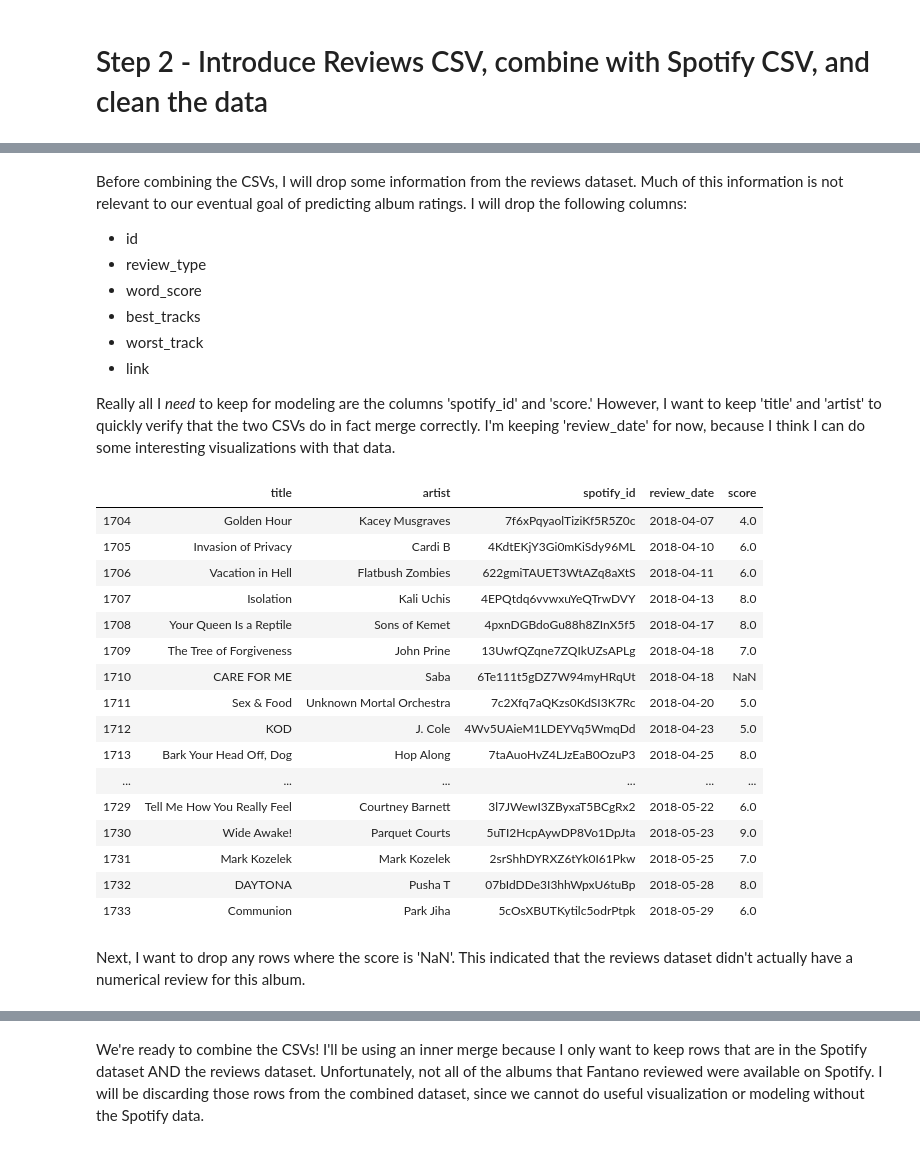
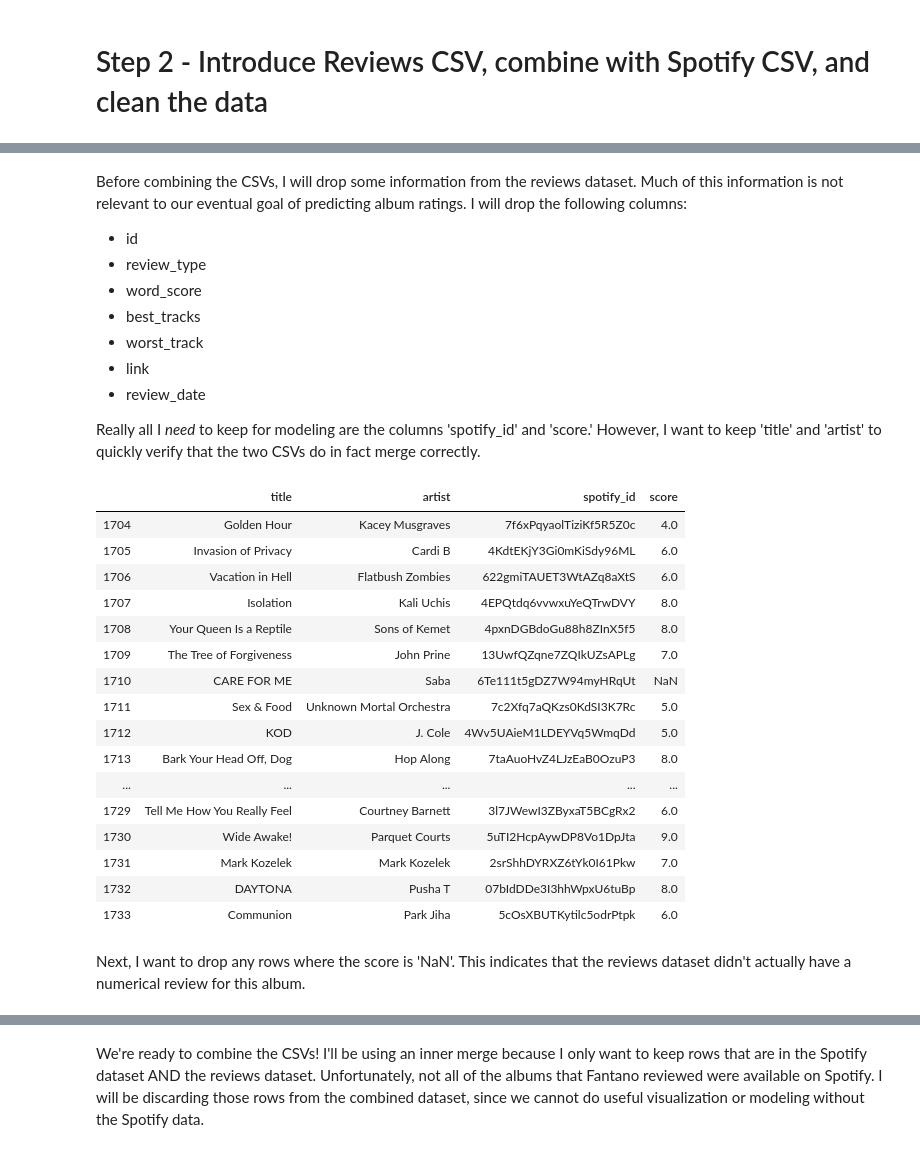
Before and after one commit to emilydwilliams/fantano_reviews, a Jupyter notebook: fantano_eda.ipynb, the cells around one changed output, grey strips where cells are left out. Saved outputs shown, nothing was run; the diff lists cells and outputs as text; code cells hidden in the pictures.

```diff
--- a/fantano_eda.ipynb
+++ b/fantano_eda.ipynb
@@ -142,31 +143,32 @@ Before combining the CSVs, I will drop some information from the reviews dataset
 * best_tracks
 * worst_track
 * link
+* review_date
 
-Really all I *need* to keep for modeling are the columns 'spotify_id' and 'score.' However, I want to keep 'title' and 'artist' to quickly verify that the two CSVs do in fact merge correctly. I'm keeping 'review_date' for now, because I think I can do some interesting visualizations with that data.
+Really all I *need* to keep for modeling are the columns 'spotify_id' and 'score.' However, I want to keep 'title' and 'artist' to quickly verify that the two CSVs do in fact merge correctly.
 # %%
-reviews_condensed = reviews.drop(columns=['id','review_type','word_score','best_tracks','worst_track','link'])
+reviews_condensed = reviews.drop(columns=['id','review_type','word_score','best_tracks','worst_track','link','review_date'])
 reviews_condensed.tail(30)
 # %% [output]
-|  | title | artist | spotify_id | review_date | score |
-| 1704 | Golden Hour | Kacey Musgraves | 7f6xPqyaolTiziKf5R5Z0c | 2018-04-07 | 4.0 |
-| 1705 | Invasion of Privacy | Cardi B | 4KdtEKjY3Gi0mKiSdy96ML | 2018-04-10 | 6.0 |
-| 1706 | Vacation in Hell | Flatbush Zombies | 622gmiTAUET3WtAZq8aXtS | 2018-04-11 | 6.0 |
-| 1707 | Isolation | Kali Uchis | 4EPQtdq6vvwxuYeQTrwDVY | 2018-04-13 | 8.0 |
-| 1708 | Your Queen Is a Reptile | Sons of Kemet | 4pxnDGBdoGu88h8ZInX5f5 | 2018-04-17 | 8.0 |
-| 1709 | The Tree of Forgiveness | John Prine | 13UwfQZqne7ZQIkUZsAPLg | 2018-04-18 | 7.0 |
-| 1710 | CARE FOR ME | Saba | 6Te111t5gDZ7W94myHRqUt | 2018-04-18 | NaN |
-| 1711 | Sex & Food | Unknown Mortal Orchestra | 7c2Xfq7aQKzs0KdSI3K7Rc | 2018-04-20 | 5.0 |
-| 1712 | KOD | J. Cole | 4Wv5UAieM1LDEYVq5WmqDd | 2018-04-23 | 5.0 |
-| 1713 | Bark Your Head Off, Dog | Hop Along | 7taAuoHvZ4LJzEaB0OzuP3 | 2018-04-25 | 8.0 |
-| ... | ... | ... | ... | ... | ... |
-| 1729 | Tell Me How You Really Feel | Courtney Barnett | 3l7JWewI3ZByxaT5BCgRx2 | 2018-05-22 | 6.0 |
-| 1730 | Wide Awake! | Parquet Courts | 5uTI2HcpAywDP8Vo1DpJta | 2018-05-23 | 9.0 |
-| 1731 | Mark Kozelek | Mark Kozelek | 2srShhDYRXZ6tYk0I61Pkw | 2018-05-25 | 7.0 |
-| 1732 | DAYTONA | Pusha T | 07bIdDDe3I3hhWpxU6tuBp | 2018-05-28 | 8.0 |
-| 1733 | Communion | Park Jiha | 5cOsXBUTKytilc5odrPtpk | 2018-05-29 | 6.0 |
+|  | title | artist | spotify_id | score |
+| 1704 | Golden Hour | Kacey Musgraves | 7f6xPqyaolTiziKf5R5Z0c | 4.0 |
+| 1705 | Invasion of Privacy | Cardi B | 4KdtEKjY3Gi0mKiSdy96ML | 6.0 |
+| 1706 | Vacation in Hell | Flatbush Zombies | 622gmiTAUET3WtAZq8aXtS | 6.0 |
+| 1707 | Isolation | Kali Uchis | 4EPQtdq6vvwxuYeQTrwDVY | 8.0 |
+| 1708 | Your Queen Is a Reptile | Sons of Kemet | 4pxnDGBdoGu88h8ZInX5f5 | 8.0 |
+| 1709 | The Tree of Forgiveness | John Prine | 13UwfQZqne7ZQIkUZsAPLg | 7.0 |
+| 1710 | CARE FOR ME | Saba | 6Te111t5gDZ7W94myHRqUt | NaN |
+| 1711 | Sex & Food | Unknown Mortal Orchestra | 7c2Xfq7aQKzs0KdSI3K7Rc | 5.0 |
+| 1712 | KOD | J. Cole | 4Wv5UAieM1LDEYVq5WmqDd | 5.0 |
+| 1713 | Bark Your Head Off, Dog | Hop Along | 7taAuoHvZ4LJzEaB0OzuP3 | 8.0 |
+| ... | ... | ... | ... | ... |
+| 1729 | Tell Me How You Really Feel | Courtney Barnett | 3l7JWewI3ZByxaT5BCgRx2 | 6.0 |
+| 1730 | Wide Awake! | Parquet Courts | 5uTI2HcpAywDP8Vo1DpJta | 9.0 |
+| 1731 | Mark Kozelek | Mark Kozelek | 2srShhDYRXZ6tYk0I61Pkw | 7.0 |
+| 1732 | DAYTONA | Pusha T | 07bIdDDe3I3hhWpxU6tuBp | 8.0 |
+| 1733 | Communion | Park Jiha | 5cOsXBUTKytilc5odrPtpk | 6.0 |
 # %% [markdown]
-Next, I want to drop any rows where the score is 'NaN'. This indicated that the reviews dataset didn't actually have a numerical review for this album.
+Next, I want to drop any rows where the score is 'NaN'. This indicates that the reviews dataset didn't actually have a numerical review for this album.
 # %%
 # if this works properly, rows with indices 1710 and 1715 should be dropped, but all others in .tail(30) should remain
 reviews_clean = reviews_condensed.dropna()
```
Also changed, not shown: parts of 19 cells of this notebook, 5 other files.
